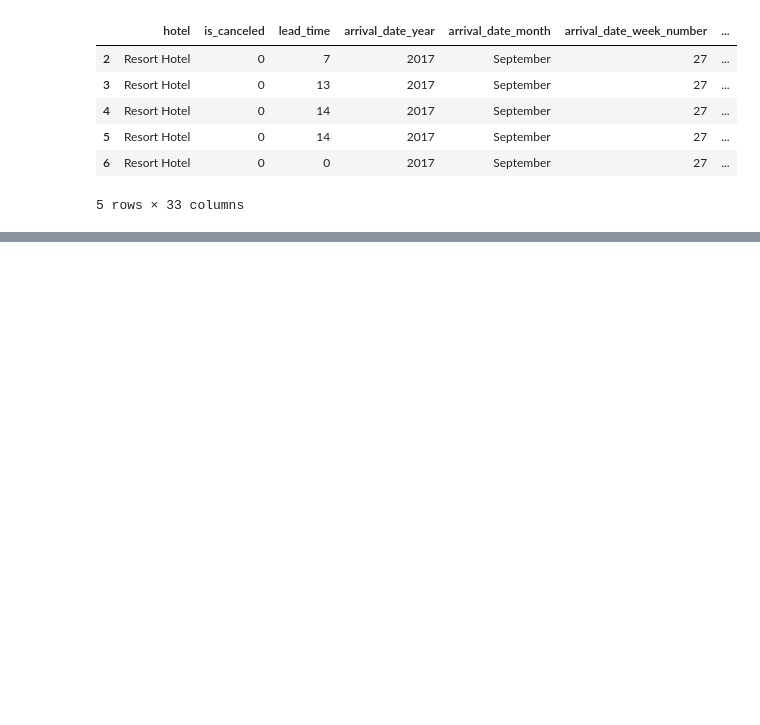
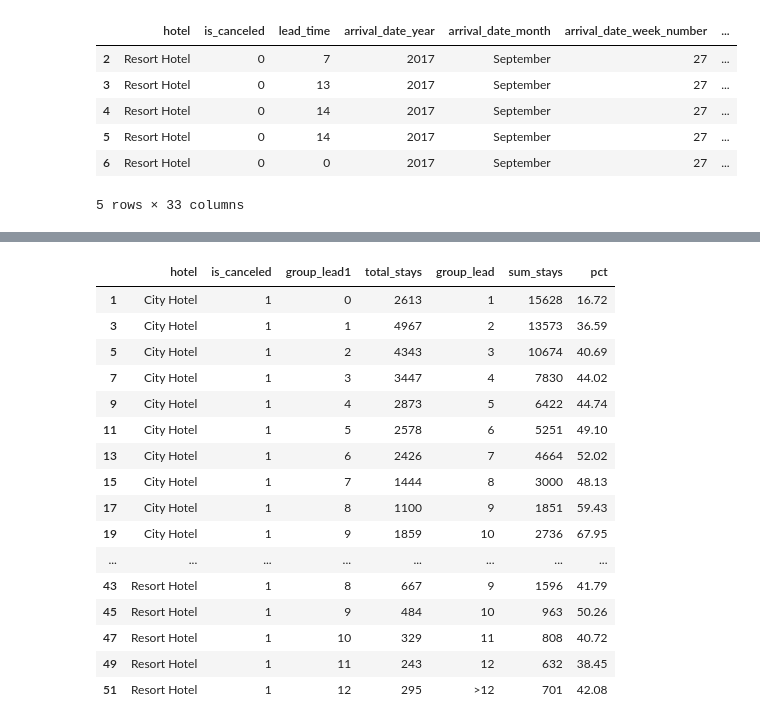
Before and after one commit to rahmars18/Investigate-Business-Hotel, a Jupyter notebook: Investigate Hotel Business.ipynb, the cells around one changed output, grey strips where cells are left out. Cells and saved outputs as stored; diff of their text form; code cells hidden in the pictures; blank space fills up the shorter version.

```diff
--- a/Investigate Hotel Business.ipynb
+++ b/Investigate Hotel Business.ipynb
@@ -420,0 +436,18 @@ plt.show()
+# %%
+def lead_class(x,y) :
+    c = round(x/30)
+
+    if (c<=11) :
+        #stat = str(c)+'-'+str(c+1)+' month'
+        stat = str(c+1)
+    else :
+        stat = '>12'
+
+    if(y=='num') :
+        if(c<=11) :
+            kel = c
+        else :
+            kel =12
+        return kel
+    else :
+        return stat
@@ -420,0 +461,29 @@ plt.show()
+# %%
+data_leadc = data_lead.groupby(['hotel','is_canceled','group_lead1'],as_index=False).\
+                                agg({'total_stays':'count','group_lead':'unique'})
+
+data_lead1 = data_leadc.groupby(['hotel','group_lead1'],as_index=False).agg({'total_stays':'sum'})
+data_lead1 = data_lead1.rename(columns=({'total_stays':'sum_stays'}))
+data_leadc  = data_leadc.merge(data_lead1,on=['hotel','group_lead1'])
+data_leadc['group_lead']  = data_leadc['group_lead'].apply(lambda x : x[0])
+data_leadc['pct'] = round(data_leadc['total_stays']/data_leadc['sum_stays']*100,2)
+data_leadc = data_leadc[data_leadc['is_canceled']==1]
+data_leadc
+# %% [output]
+|  | hotel | is_canceled | group_lead1 | total_stays | group_lead | sum_stays | pct |
+| 1 | City Hotel | 1 | 0 | 2613 | 1 | 15628 | 16.72 |
+| 3 | City Hotel | 1 | 1 | 4967 | 2 | 13573 | 36.59 |
+| 5 | City Hotel | 1 | 2 | 4343 | 3 | 10674 | 40.69 |
+| 7 | City Hotel | 1 | 3 | 3447 | 4 | 7830 | 44.02 |
+| 9 | City Hotel | 1 | 4 | 2873 | 5 | 6422 | 44.74 |
+| 11 | City Hotel | 1 | 5 | 2578 | 6 | 5251 | 49.10 |
+| 13 | City Hotel | 1 | 6 | 2426 | 7 | 4664 | 52.02 |
+| 15 | City Hotel | 1 | 7 | 1444 | 8 | 3000 | 48.13 |
+| 17 | City Hotel | 1 | 8 | 1100 | 9 | 1851 | 59.43 |
+| 19 | City Hotel | 1 | 9 | 1859 | 10 | 2736 | 67.95 |
+| ... | ... | ... | ... | ... | ... | ... | ... |
+| 43 | Resort Hotel | 1 | 8 | 667 | 9 | 1596 | 41.79 |
+| 45 | Resort Hotel | 1 | 9 | 484 | 10 | 963 | 50.26 |
+| 47 | Resort Hotel | 1 | 10 | 329 | 11 | 808 | 40.72 |
+| 49 | Resort Hotel | 1 | 11 | 243 | 12 | 632 | 38.45 |
+| 51 | Resort Hotel | 1 | 12 | 295 | >12 | 701 | 42.08 |
```
Also changed, not shown: parts of 11 cells of this notebook.
